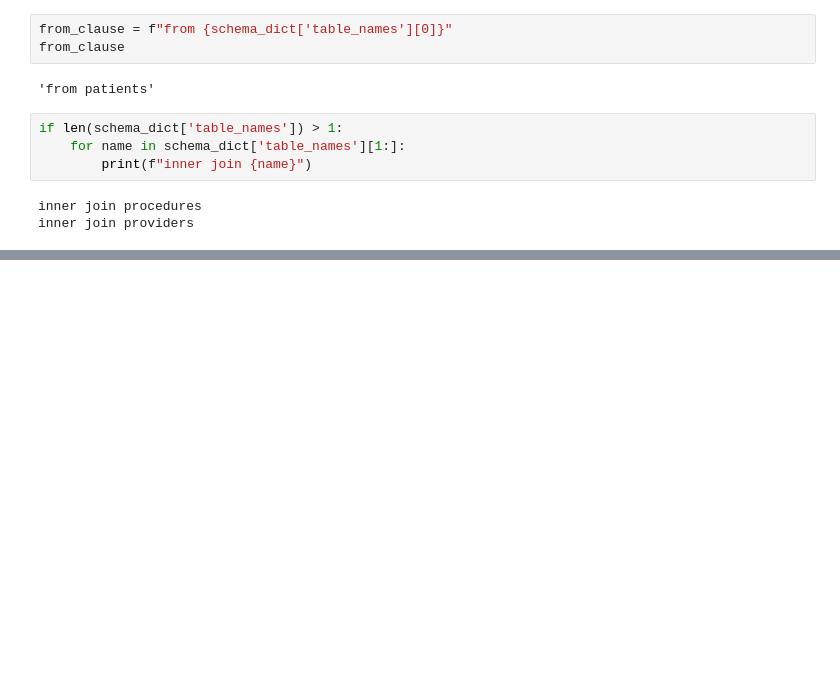
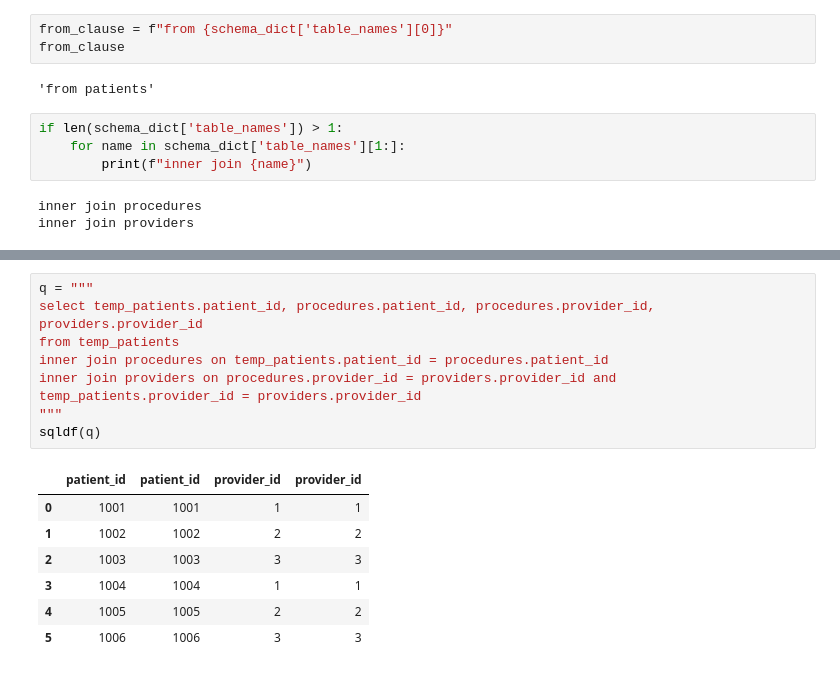
Before and after one commit to wdduncan/test-data-field-punning, a Jupyter notebook: notebooks/schema_demo.ipynb, the cells around one changed output, grey strips where cells are left out. Drawn from its saved outputs; the diff is of its cells as text; blank space fills up the shorter version.

```diff
--- a/notebooks/schema_demo.ipynb
+++ b/notebooks/schema_demo.ipynb
@@ -360,0 +745,16 @@ sqldf("select patients.patient_id, procedures.patient_id, procedures.provider_id
+# %%
+q = """
+select temp_patients.patient_id, procedures.patient_id, procedures.provider_id, providers.provider_id
+from temp_patients
+inner join procedures on temp_patients.patient_id = procedures.patient_id
+inner join providers on procedures.provider_id = providers.provider_id and temp_patients.provider_id = providers.provider_id
+"""
+sqldf(q)
+# %% [output]
+|  | patient_id | patient_id | provider_id | provider_id |
+| 0 | 1001 | 1001 | 1 | 1 |
+| 1 | 1002 | 1002 | 2 | 2 |
+| 2 | 1003 | 1003 | 3 | 3 |
+| 3 | 1004 | 1004 | 1 | 1 |
+| 4 | 1005 | 1005 | 2 | 2 |
+| 5 | 1006 | 1006 | 3 | 3 |
```
Also changed, not shown: parts of 50 cells of this notebook.
